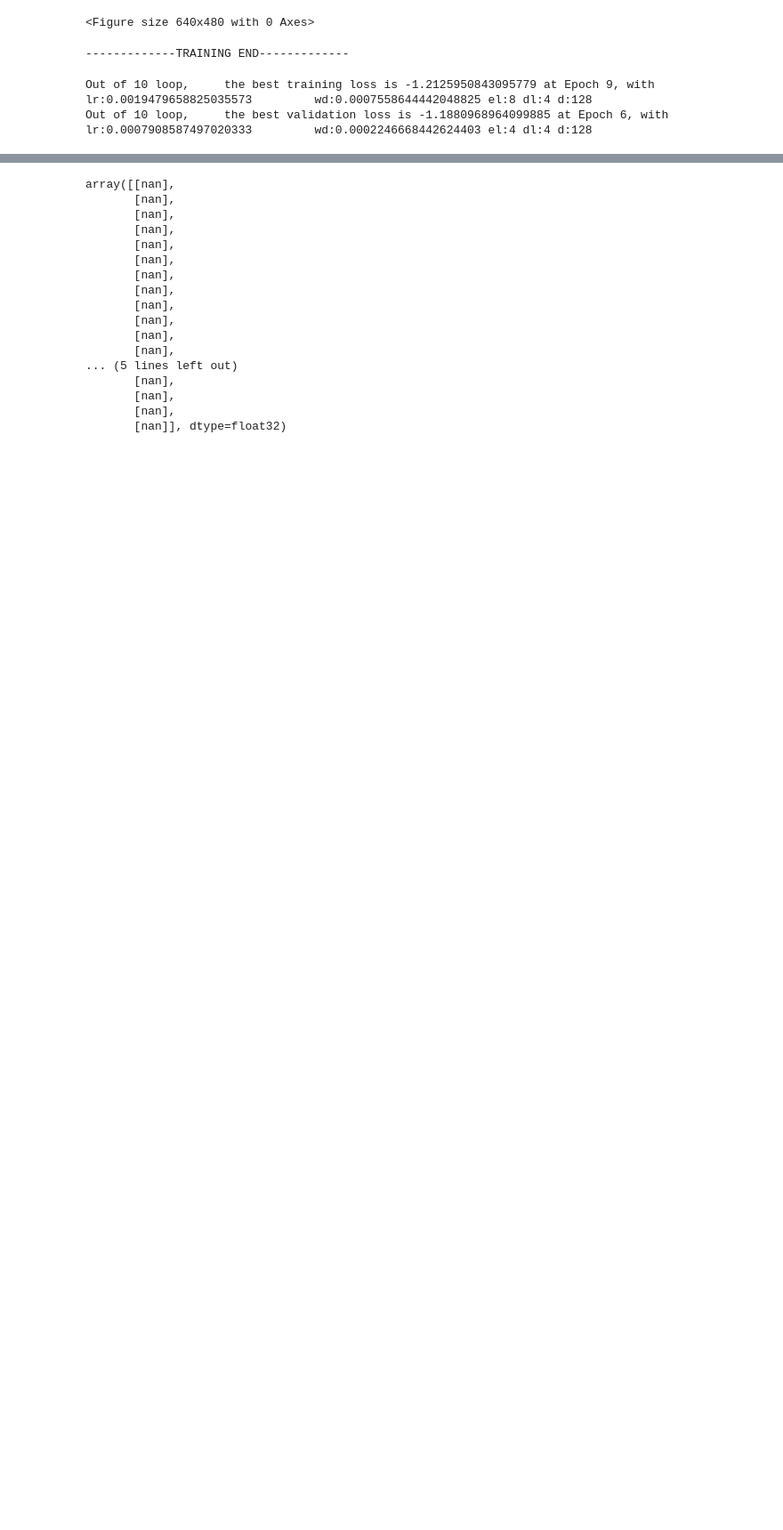
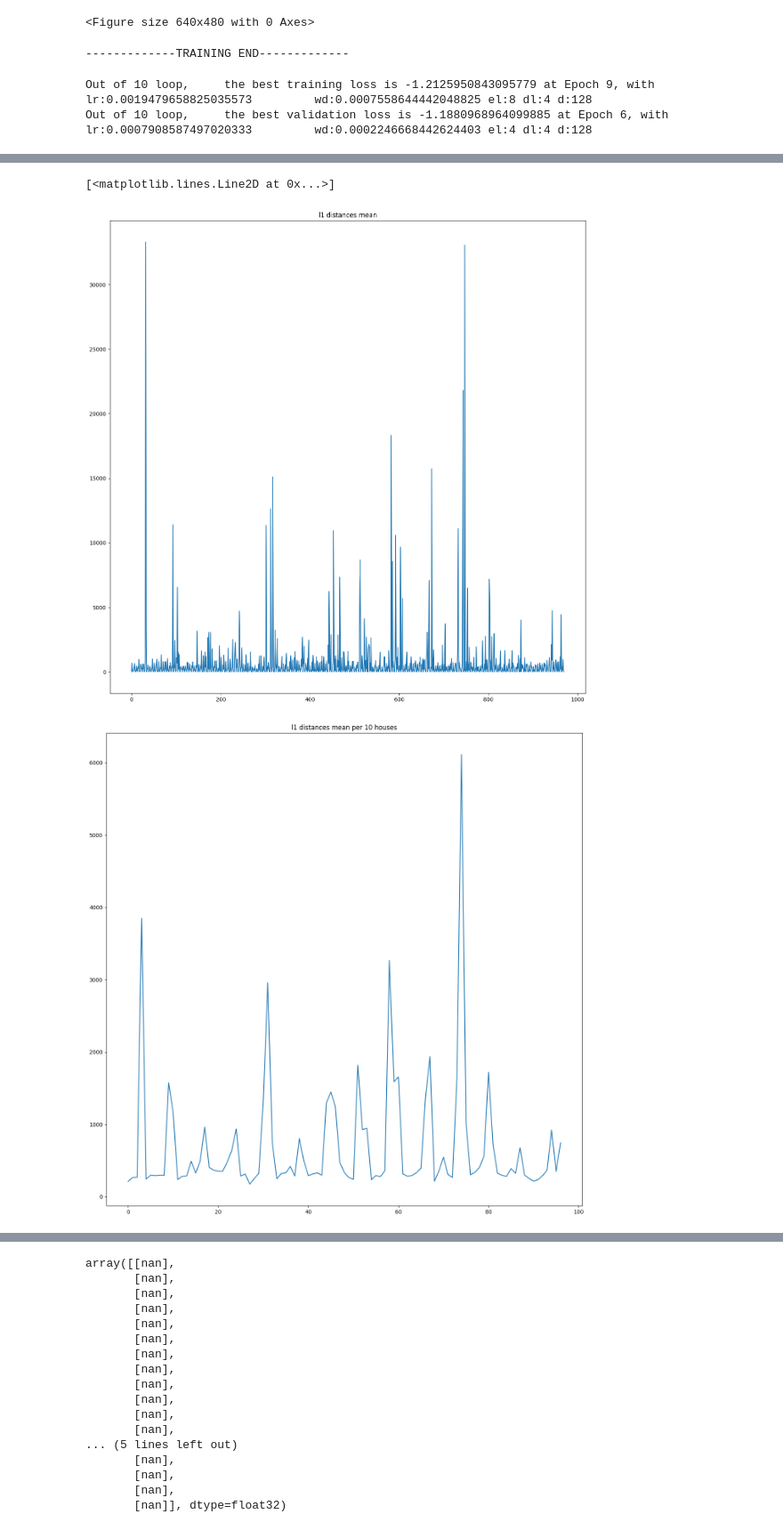
Before and after one commit to DenardYap/time-series-forecasting, a Jupyter notebook: src/playground/transformer_playground_electric.ipynb, the cells around one changed output, grey strips where cells are left out. Shown at 89% size. Drawn from its saved outputs; the diff is of its cells as text; code cells hidden in the pictures; blank space fills up the shorter version.

```diff
--- a/src/playground/transformer_playground_electric.ipynb
+++ b/src/playground/transformer_playground_electric.ipynb
@@ -1196,3 +1269,14 @@ for item_id, ts in enumerate(test_dataset):
     for i in range(len(ts["target"])):
         if np.isnan(ts["target"][i]):
             test_dataset[item_id]["target"][i] = 0
+# %%
+
+
+df_scaled_no_nan = df_scaled.copy()
+
+for i, column_name in enumerate(df_scaled_no_nan.columns):
+    curSeries = df_scaled_no_nan[column_name].values.reshape(-1, 1)
+    df_scaled_no_nan[column_name] = scaler_map[i].inverse_transform(curSeries)
+df_scaled_no_nan = df_scaled_no_nan.fillna(0)
+# Remember the data were scaled using MinMaxScaler
+# To capture the real performance, we need to inverse the scales
@@ -1198,0 +1410,23 @@ for item_id, ts in enumerate(test_dataset):
+# %%
+from helper import l1_distances, l1_distances_mean
+
+l1_distances_list = []  # 970
+
+# Calcualte the KL div between all 97 forecast points and observed points
+for i in range(A.shape[1]):
+    l1_distances_list.extend(l1_distances(A[:, i, :], B[:, i, :]))
+
+plt.figure(figsize=(16, 16))
+plt.title("l1 distances mean")
+plt.plot(l1_distances_list)
+
+l1_distances_mean_list = []  # 970
+for i in range(A.shape[1]):
+    l1_distances_mean_list.append(l1_distances_mean(A[:, i, :], B[:, i, :]))
+plt.figure(figsize=(16, 16))
+plt.title("l1 distances mean per 10 houses")
+plt.plot(l1_distances_mean_list)
+# %% [output]
+[<matplotlib.lines.Line2D at 0x...>]
+[figure, added]
+[figure, added]
```
Also changed, not shown: parts of 26 cells of this notebook, 6 other files.
